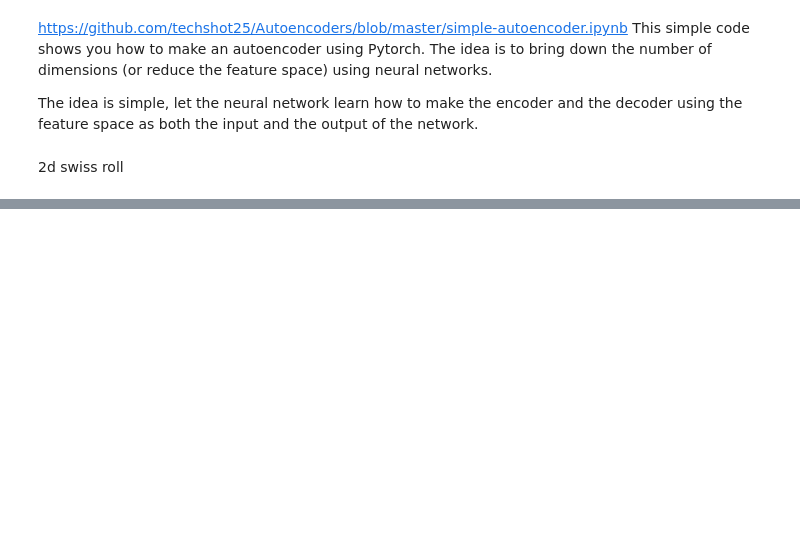
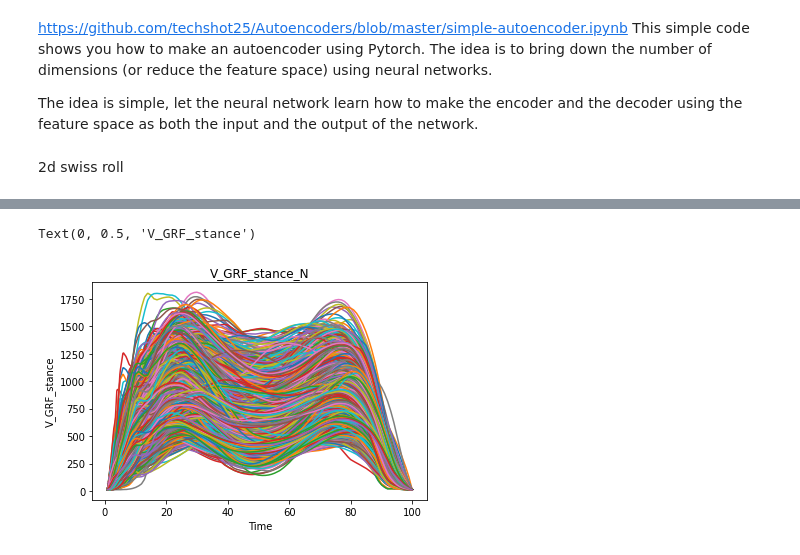
Before and after one commit to zarawaheedkhan/679-Physical-Therapy, a Jupyter notebook: Untitled1.ipynb, the cells around one changed output, grey strips where cells are left out. Cells and saved outputs as stored; diff of their text form; code cells hidden in the pictures; blank space fills up the shorter version.

```diff
--- a/Untitled1.ipynb
+++ b/Untitled1.ipynb
@@ -105,2 +105,4 @@ plt.show()
 # %%
-pd.DataFrame(enc)
+#Defining a list of grid points
+grid_points_100 = list(range(1,101))
+grid_points_2990 = list(range(1,2991))
@@ -120,0 +115,17 @@ pd.DataFrame(enc)
+# %%
+#Creating an skfda object aav a
+V_GRF_stance_N_matrix = X
+
+V_GRF_stance_N_fd = skfda.FDataGrid(
+    data_matrix=V_GRF_stance_N_matrix,
+    grid_points=grid_points_100,
+)
+# %%
+fig = V_GRF_stance_N_fd.plot()
+fig.show()
+plt.title("V_GRF_stance_N")
+plt.xlabel("Time")
+plt.ylabel("V_GRF_stance")
+# %% [output]
+Text(0, 0.5, 'V_GRF_stance')
+[figure, added]
```
Also changed, not shown: parts of 8 cells of this notebook.
